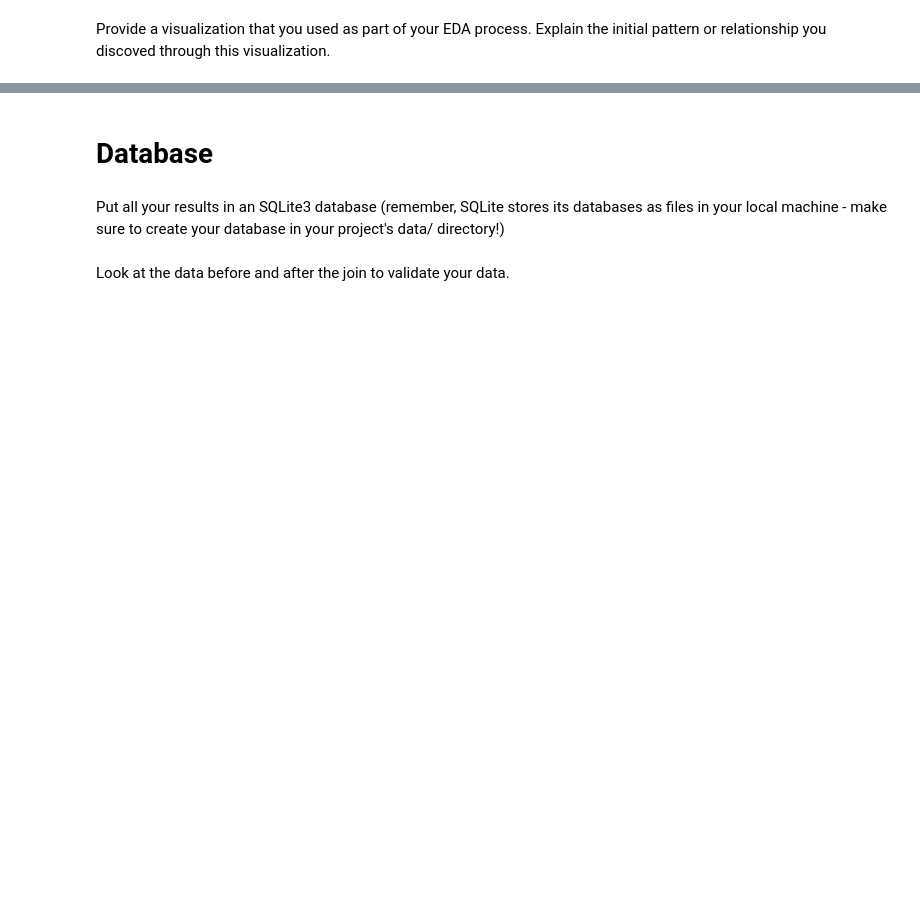
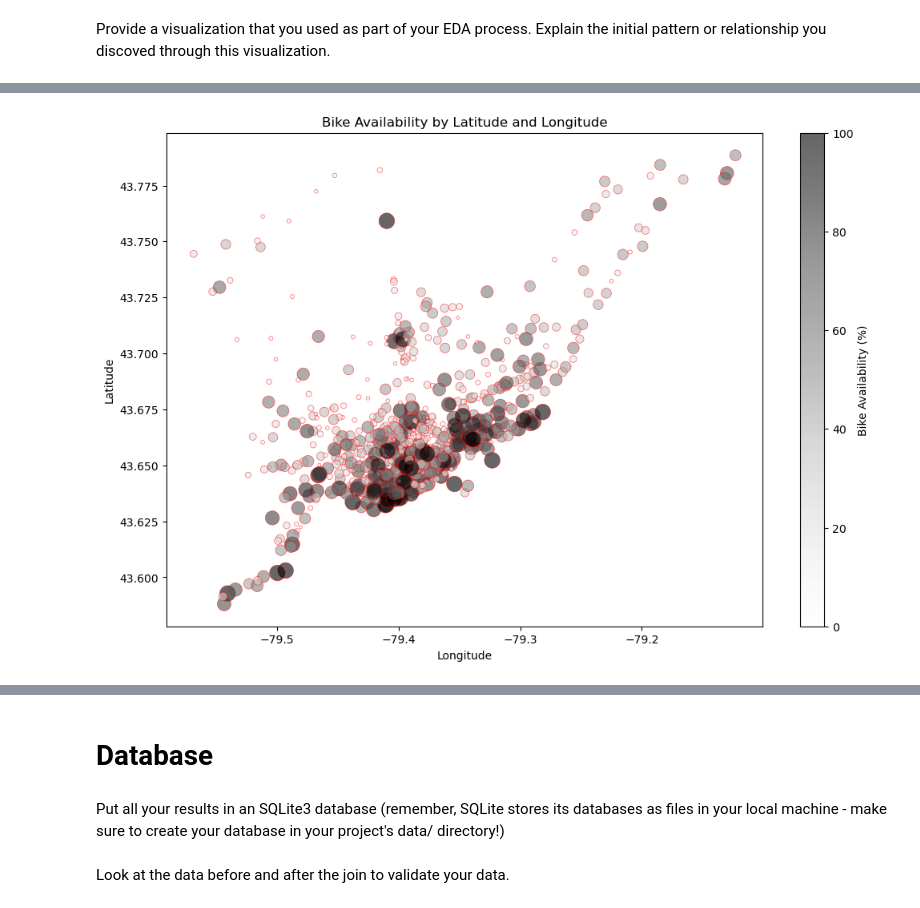
Before and after one commit to tjjdoherty/python-statistical-modelling, a Jupyter notebook: notebooks/joining_data.ipynb, the cells around one changed output, grey strips where cells are left out. Saved outputs shown, nothing was run; the diff lists cells and outputs as text; code cells hidden in the pictures; blank space fills up the shorter version.

```diff
--- a/notebooks/joining_data.ipynb
+++ b/notebooks/joining_data.ipynb
@@ -275,0 +330,17 @@ Provide a visualization that you used as part of your EDA process. Explain the i
+# %%
+# correlation between lat/long and bike availability
+
+plt.figure(figsize=(12, 8))
+scatter = plt.scatter(data['longitude'], data['latitude'],
+                      s=data['bike_availability']*2,  # Adjust size factor as needed
+                      c=data['bike_availability'],
+                      cmap='Greys',
+                      alpha=0.6, edgecolors='red', linewidth=0.5)
+
+plt.colorbar(scatter, label='Bike Availability (%)')
+plt.xlabel('Longitude')
+plt.ylabel('Latitude')
+plt.title('Bike Availability by Latitude and Longitude')
+plt.show()
+# %% [output]
+[figure, added]
```
Also changed, not shown: parts of 20 cells of this notebook, 11 other files.
